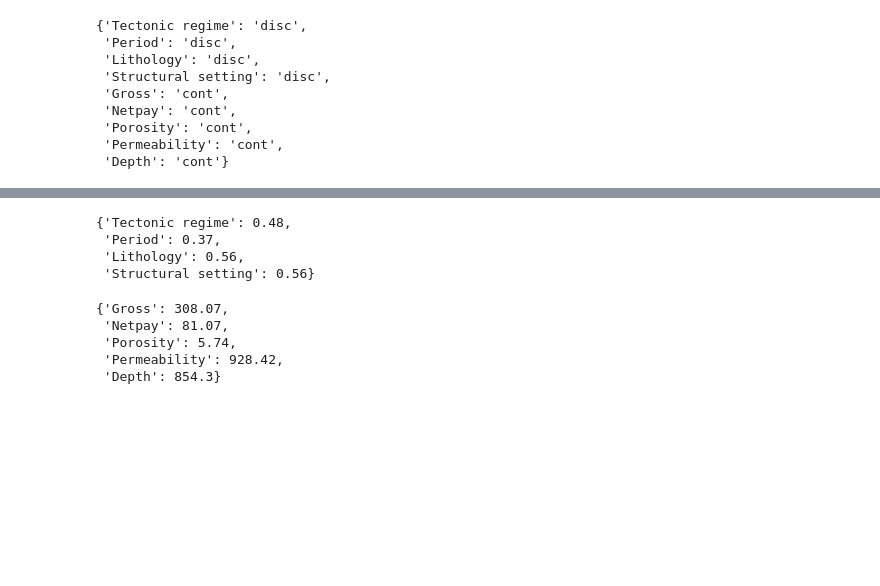
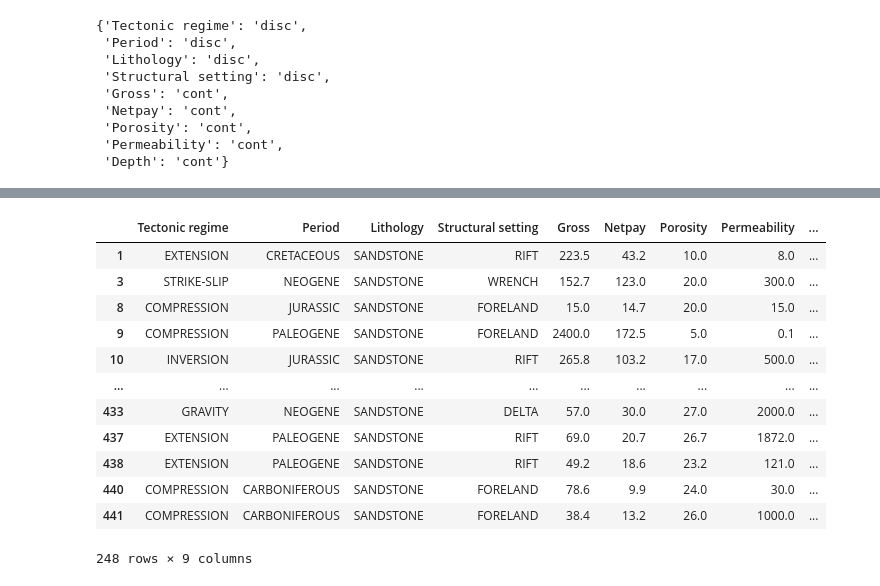
Before and after one commit to Anaxagor/Mixed-Learning-of-Bayesian-Networks, a Jupyter notebook: experiments/exp_with_param_learning.ipynb, the cells around one changed output, grey strips where cells are left out. Cells and saved outputs as stored; diff of their text form; code cells hidden in the pictures; blank space fills up the shorter version.

```diff
--- a/experiments/exp_with_param_learning.ipynb
+++ b/experiments/exp_with_param_learning.ipynb
@@ -155,15 +156,17 @@ acc_dict, rmse_dict = calculate_acc(geo_bn, geo, columns)
-# %%
-acc_dict
-# %% [output]
-{'Tectonic regime': 0.48,
- 'Period': 0.37,
- 'Lithology': 0.56,
- 'Structural setting': 0.56}
-# %%
-rmse_dict
-# %% [output]
-{'Gross': 308.07,
- 'Netpay': 81.07,
- 'Porosity': 5.74,
- 'Permeability': 928.42,
- 'Depth': 854.3}
+# %%
+geo_sand = geo.loc[geo['Lithology'] == 'SANDSTONE']
+geo_sand
+# %% [output]
+|  | Tectonic regime | Period | Lithology | Structural setting | Gross | Netpay | Porosity | Permeability | ... |
+| 1 | EXTENSION | CRETACEOUS | SANDSTONE | RIFT | 223.5 | 43.2 | 10.0 | 8.0 | ... |
+| 3 | STRIKE-SLIP | NEOGENE | SANDSTONE | WRENCH | 152.7 | 123.0 | 20.0 | 300.0 | ... |
+| 8 | COMPRESSION | JURASSIC | SANDSTONE | FORELAND | 15.0 | 14.7 | 20.0 | 15.0 | ... |
+| 9 | COMPRESSION | PALEOGENE | SANDSTONE | FORELAND | 2400.0 | 172.5 | 5.0 | 0.1 | ... |
+| 10 | INVERSION | JURASSIC | SANDSTONE | RIFT | 265.8 | 103.2 | 17.0 | 500.0 | ... |
+| ... | ... | ... | ... | ... | ... | ... | ... | ... | ... |
+| 433 | GRAVITY | NEOGENE | SANDSTONE | DELTA | 57.0 | 30.0 | 27.0 | 2000.0 | ... |
+| 437 | EXTENSION | PALEOGENE | SANDSTONE | RIFT | 69.0 | 20.7 | 26.7 | 1872.0 | ... |
+| 438 | EXTENSION | PALEOGENE | SANDSTONE | RIFT | 49.2 | 18.6 | 23.2 | 121.0 | ... |
+| 440 | COMPRESSION | CARBONIFEROUS | SANDSTONE | FORELAND | 78.6 | 9.9 | 24.0 | 30.0 | ... |
+| 441 | COMPRESSION | CARBONIFEROUS | SANDSTONE | FORELAND | 38.4 | 13.2 | 26.0 | 1000.0 | ... |
+248 rows × 9 columns
```
Also changed, not shown: parts of 9 cells of this notebook.
